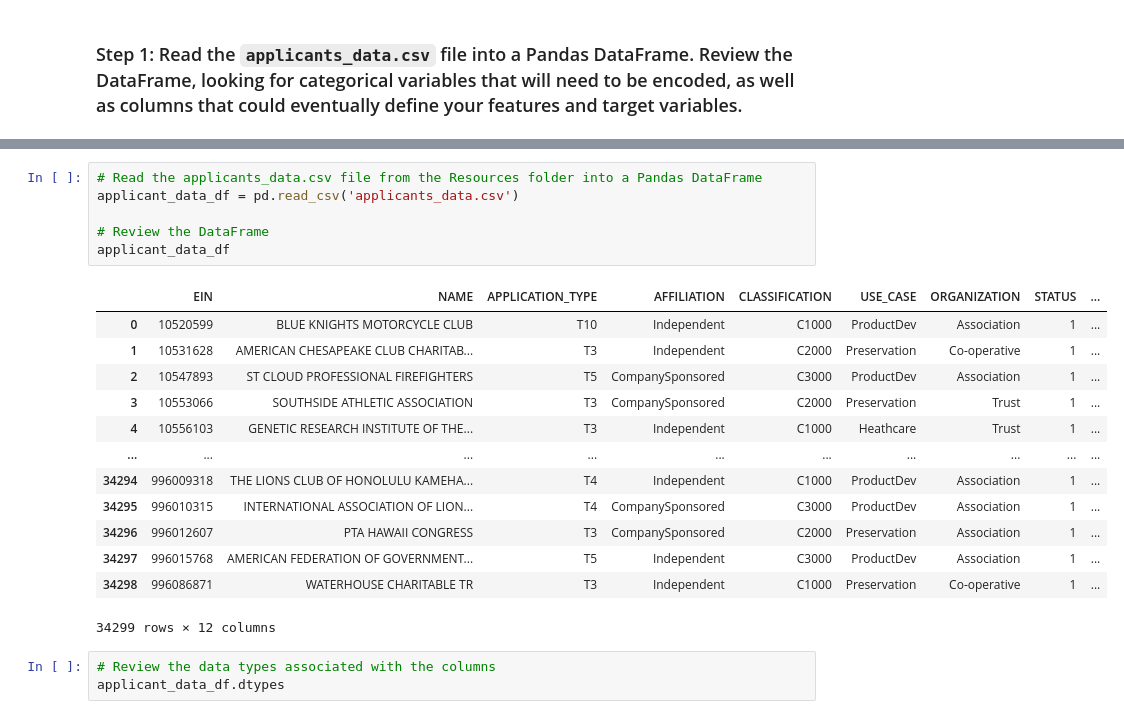
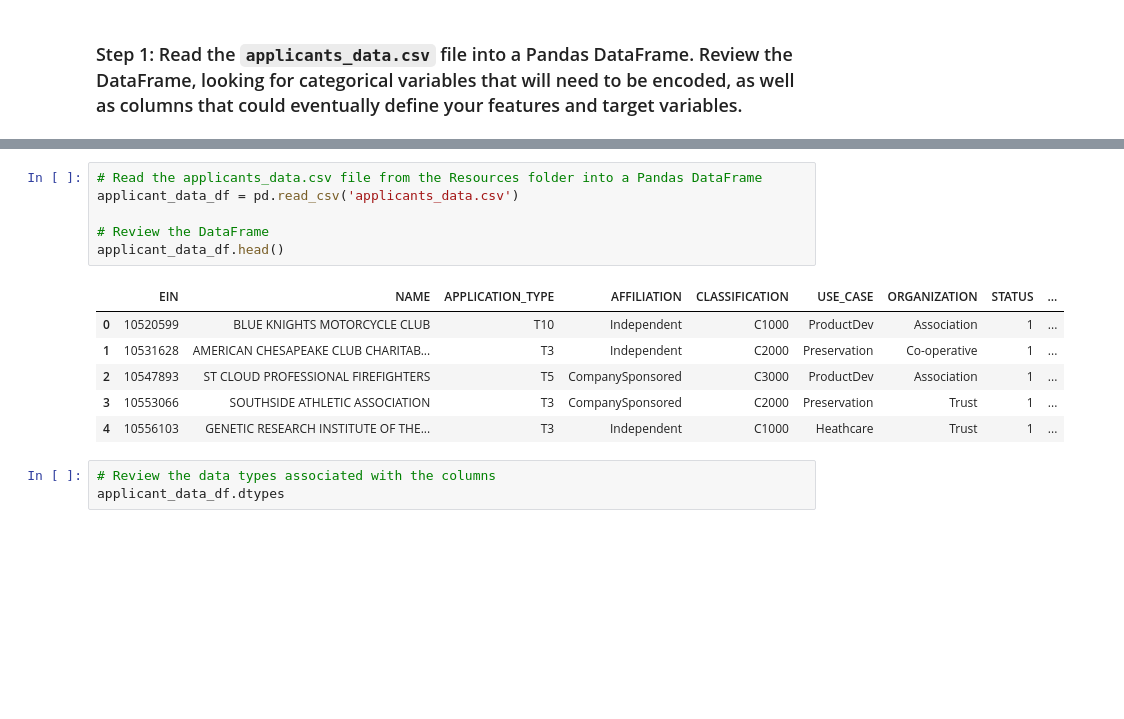
Before and after one commit to rbawilliams/Module-13-Challenge, a Jupyter notebook: venture_funding_with_deep_learning.ipynb, the cells around one changed output, grey strips where cells are left out. Saved outputs shown, nothing was run; the diff lists cells and outputs as text; blank space fills up the shorter version.

```diff
--- a/venture_funding_with_deep_learning.ipynb
+++ b/venture_funding_with_deep_learning.ipynb
@@ -105,23 +112,16 @@ from sklearn.preprocessing import StandardScaler,OneHotEncoder
 # %%
 # Read the applicants_data.csv file from the Resources folder into a Pandas DataFrame
 applicant_data_df = pd.read_csv('applicants_data.csv')
 
 # Review the DataFrame
-applicant_data_df
+applicant_data_df.head()
 # %% [output]
 |  | EIN | NAME | APPLICATION_TYPE | AFFILIATION | CLASSIFICATION | USE_CASE | ORGANIZATION | STATUS | ... |
 | 0 | 10520599 | BLUE KNIGHTS MOTORCYCLE CLUB | T10 | Independent | C1000 | ProductDev | Association | 1 | ... |
 | 1 | 10531628 | AMERICAN CHESAPEAKE CLUB CHARITAB... | T3 | Independent | C2000 | Preservation | Co-operative | 1 | ... |
 | 2 | 10547893 | ST CLOUD PROFESSIONAL FIREFIGHTERS | T5 | CompanySponsored | C3000 | ProductDev | Association | 1 | ... |
 | 3 | 10553066 | SOUTHSIDE ATHLETIC ASSOCIATION | T3 | CompanySponsored | C2000 | Preservation | Trust | 1 | ... |
 | 4 | 10556103 | GENETIC RESEARCH INSTITUTE OF THE... | T3 | Independent | C1000 | Heathcare | Trust | 1 | ... |
-| ... | ... | ... | ... | ... | ... | ... | ... | ... | ... |
-| 34294 | 996009318 | THE LIONS CLUB OF HONOLULU KAMEHA... | T4 | Independent | C1000 | ProductDev | Association | 1 | ... |
-| 34295 | 996010315 | INTERNATIONAL ASSOCIATION OF LION... | T4 | CompanySponsored | C3000 | ProductDev | Association | 1 | ... |
-| 34296 | 996012607 | PTA HAWAII CONGRESS | T3 | CompanySponsored | C2000 | Preservation | Association | 1 | ... |
-| 34297 | 996015768 | AMERICAN FEDERATION OF GOVERNMENT... | T5 | Independent | C3000 | ProductDev | Association | 1 | ... |
-| 34298 | 996086871 | WATERHOUSE CHARITABLE TR | T3 | Independent | C1000 | Preservation | Co-operative | 1 | ... |
-34299 rows × 12 columns
 # %%
 # Review the data types associated with the columns
 applicant_data_df.dtypes
```
Also changed, not shown: parts of 9 cells of this notebook.
